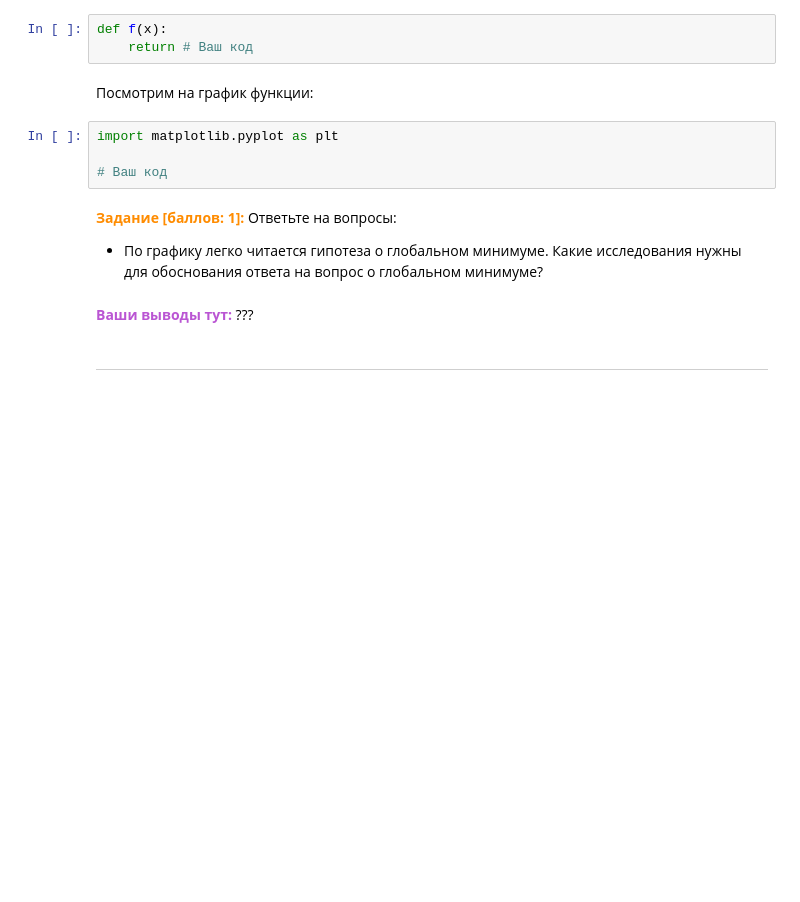
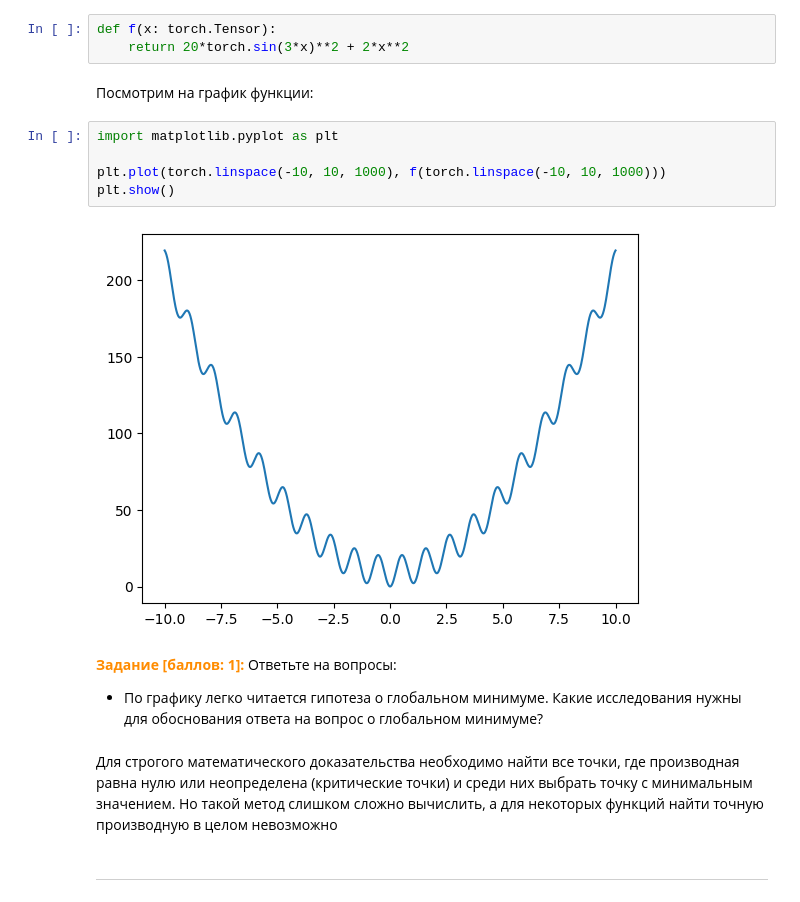
Before and after one commit to butvinm-itmo/neural-networks-lab1, a Jupyter notebook: TNC_Lab1.ipynb, the cells around one changed output. Drawn from its saved outputs; the diff is of its cells as text; blank space fills up the shorter version.

```diff
--- a/TNC_Lab1.ipynb
+++ b/TNC_Lab1.ipynb
@@ -483,22 +486,25 @@ plt.plot([float(t.detach()) for t in values])
 <font color='DarkOrange'>**Задание [баллов: 1]:**</font>
 
 Для начала запрограммируйте её:
-# %%
-def f(x):
-    return # Ваш код
+# %%
+def f(x: torch.Tensor):
+    return 20*torch.sin(3*x)**2 + 2*x**2
 # %% [markdown]
 Посмотрим на график функции:
-# %%
-import matplotlib.pyplot as plt
-
-# Ваш код
+# %%
+import matplotlib.pyplot as plt
+
+plt.plot(torch.linspace(-10, 10, 1000), f(torch.linspace(-10, 10, 1000)))
+plt.show()
+# %% [output]
+[figure, added]
 # %% [markdown]
 <font color='DarkOrange'>**Задание [баллов: 1]:**</font>
 Ответьте на вопросы:
 
 * По графику легко читается гипотеза о глобальном минимуме. Какие исследования нужны для обоснования ответа на вопрос о глобальном минимуме?
-# %% [markdown]
-<font color='MediumOrchid'>**Ваши выводы тут:**</font> ???
+# %% [markdown]
+Для строгого математического доказательства необходимо найти все точки, где производная равна нулю или неопределена (критические точки) и среди них выбрать точку с минимальным значением. Но такой метод слишком сложно вычислить, а для некоторых функций найти точную производную в целом невозможно
 # %% [markdown]
 -----
 # %% [markdown]
```
Also changed, not shown: parts of 19 cells of this notebook.
